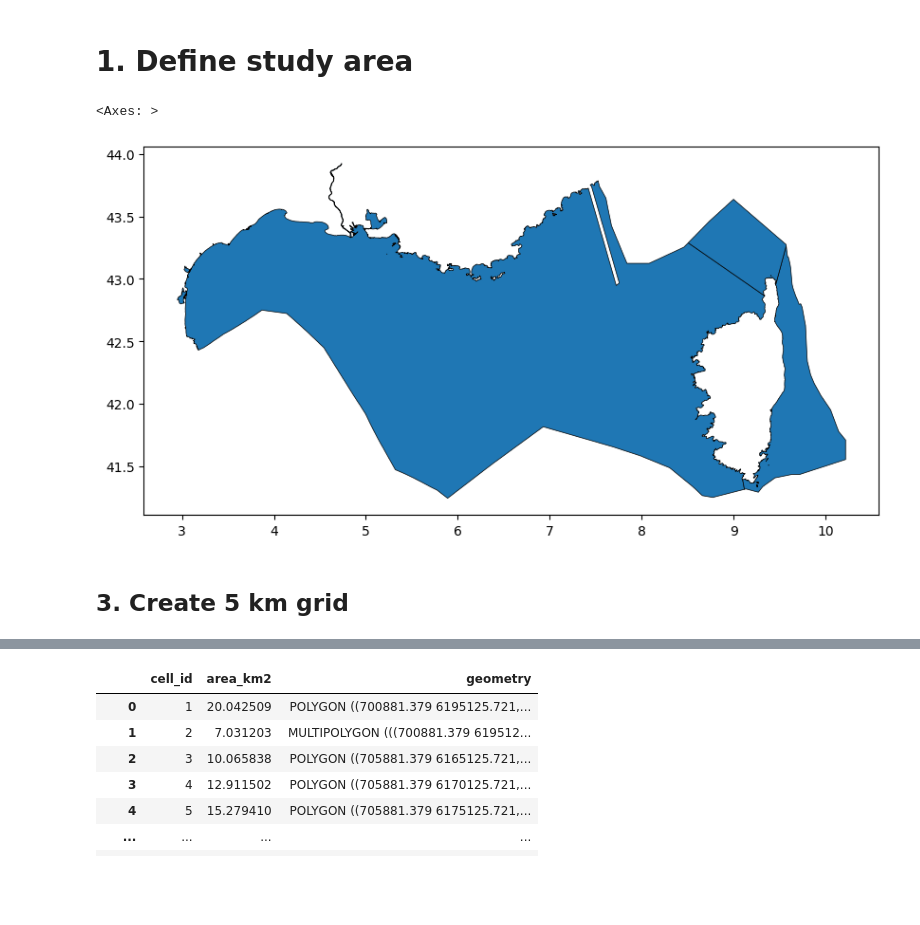
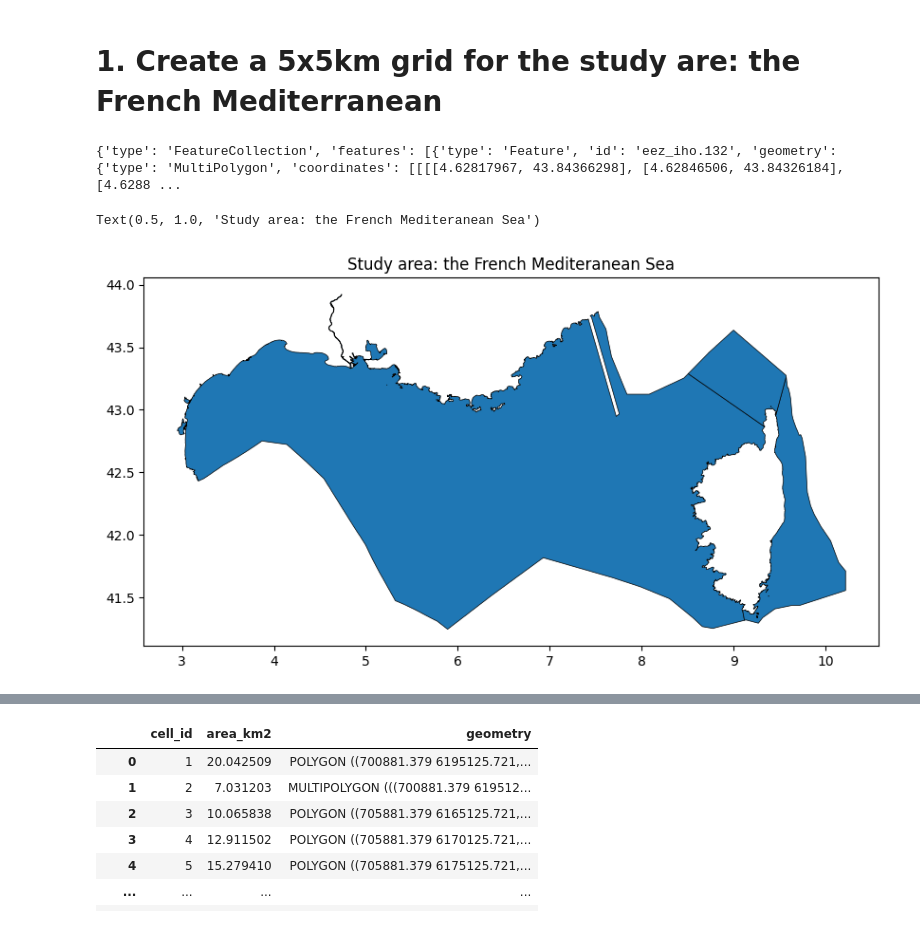
Before and after one commit to augustinlafond/marine-praxis, a Jupyter notebook: notebooks/create_grid.ipynb, the cells around one changed output, grey strips where cells are left out. Drawn from its saved outputs; the diff is of its cells as text; code cells hidden in the pictures; blank space fills up the shorter version.

```diff
--- a/notebooks/create_grid.ipynb
+++ b/notebooks/create_grid.ipynb
@@ -7,3 +11,3 @@ import gfwapiclient as gfw
 # %% [markdown]
-# 1. Define study area
+# 1. Create a 5x5km grid for the study are: the French Mediterranean
 # %%
@@ -10,9 +16,26 @@ import gfwapiclient as gfw
 study_area = gpd.read_file("https://geo.vliz.be/geoserver/wfs?request=getfeature&service=wfs&version=1.1.0&typename=MarineRegions:eez_iho&outputformat=json&filter=%3COr%3E%3COr%3E%3CPropertyIsEqualTo%3E%3CPropertyName%3Emrgid%3C%2FPropertyName%3E%3CLiteral%3E25185%3C%2FLiteral%3E%3C%2FPropertyIsEqualTo%3E%3CPropertyIsEqualTo%3E%3CPropertyName%3Emrgid%3C%2FPropertyName%3E%3CLiteral%3E25609%3C%2FLiteral%3E%3C%2FPropertyIsEqualTo%3E%3C%2FOr%3E%3CPropertyIsEqualTo%3E%3CPropertyName%3Emrgid%3C%2FPropertyName%3E%3CLiteral%3E25612%3C%2FLiteral%3E%3C%2FPropertyIsEqualTo%3E%3C%2FOr%3E")
+# %%
+from urllib.request import urlopen
+import json
+
+url = "https://geo.vliz.be/geoserver/wfs?request=getfeature&service=wfs&version=1.1.0&typename=MarineRegions:eez_iho&outputformat=json&filter=%3COr%3E%3COr%3E%3CPropertyIsEqualTo%3E%3CPropertyName%3Emrgid%3C%2FPropertyName%3E%3CLiteral%3E25185%3C%2FLiteral%3E%3C%2FPropertyIsEqualTo%3E%3CPropertyIsEqualTo%3E%3CPropertyName%3Emrgid%3C%2FPropertyName%3E%3CLiteral%3E25609%3C%2FLiteral%3E%3C%2FPropertyIsEqualTo%3E%3C%2FOr%3E%3CPropertyIsEqualTo%3E%3CPropertyName%3Emrgid%3C%2FPropertyName%3E%3CLiteral%3E25612%3C%2FLiteral%3E%3C%2FPropertyIsEqualTo%3E%3C%2FOr%3E"
+
+# store the response of URL
+response = urlopen(url)
+
+# storing the JSON response
+# from url in data
+study_area_json = json.loads(response.read())
+
+# print the json response
+print(study_area_json)
+# %% [output]
+{'type': 'FeatureCollection', 'features': [{'type': 'Feature', 'id': 'eez_iho.132', 'geometry': {'type': 'MultiPolygon', 'coordinates': [[[[4.62817967, 43.84366298], [4.62846506, 43.84326184], [4.6288 ...
 # %%
+# Plot the map of the study area
 study_area.plot(edgecolor="black", linewidth=0.5, figsize=(10,10))
+plt.title("Study area: the French Mediteranean Sea")
 # %% [output]
-<Axes: >
+Text(0.5, 1.0, 'Study area: the French Mediteranean Sea')
-[figure, old version]
+[figure, new version]
-# %% [markdown]
-## 3. Create 5 km grid
 # %%
```
Also changed, not shown: parts of 32 cells of this notebook, 2 other files.
